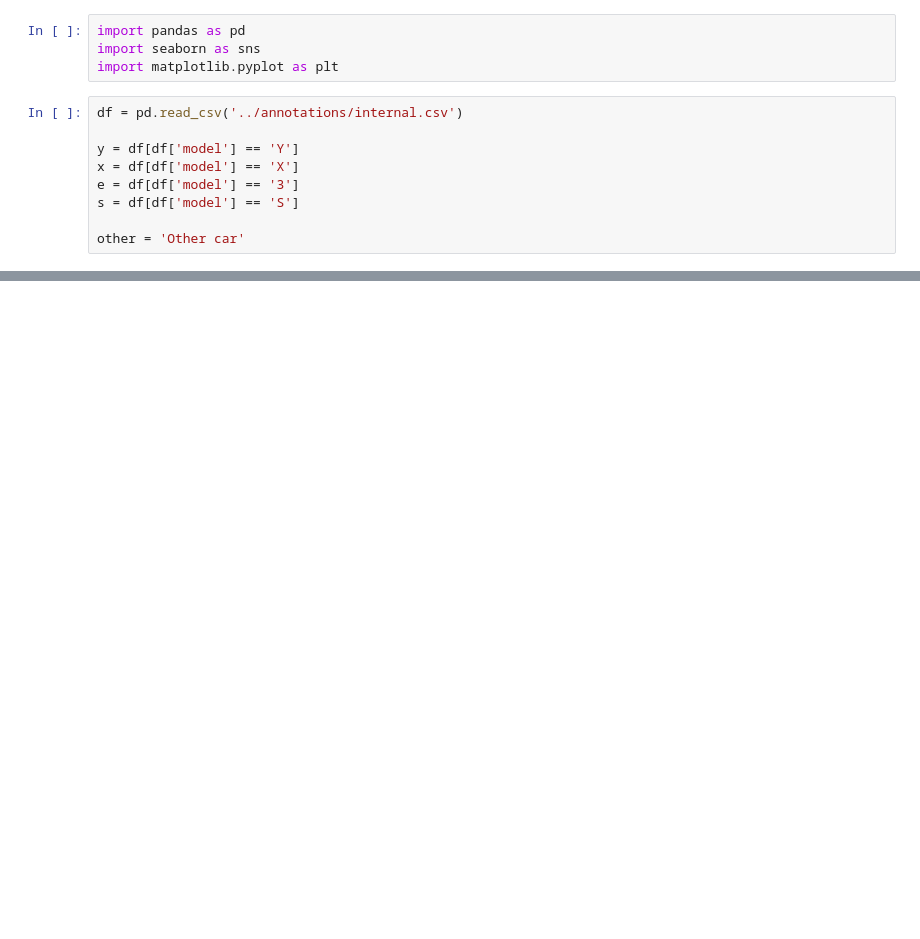
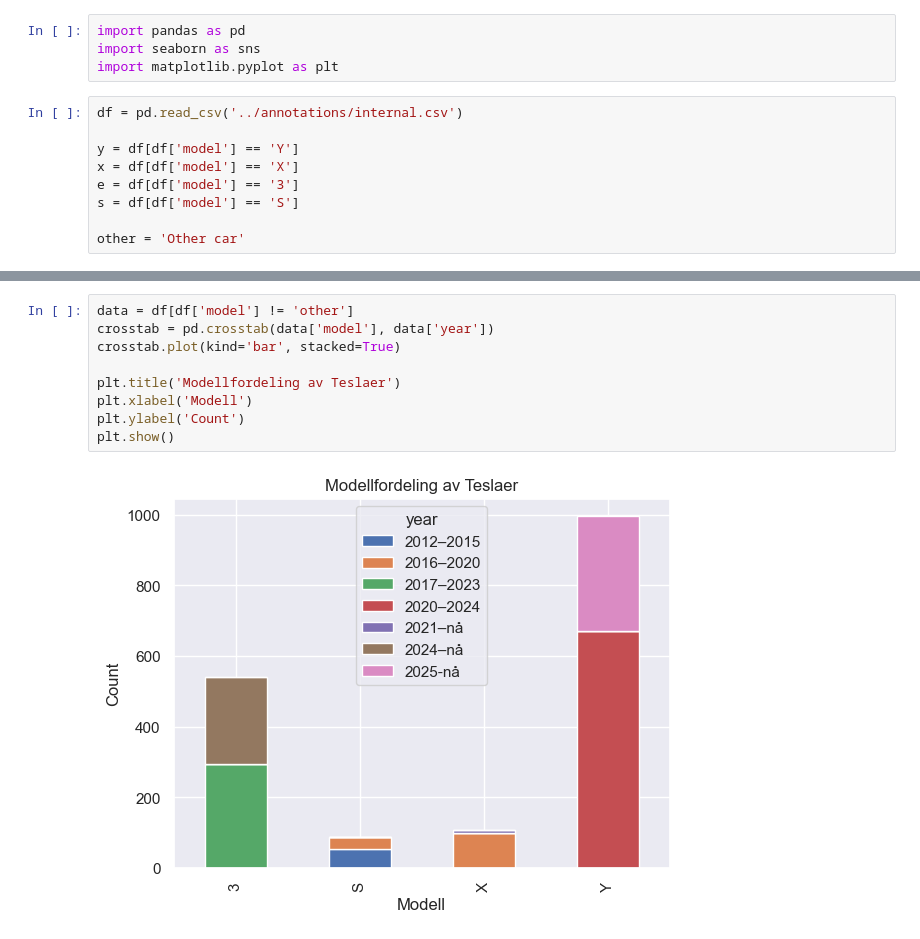
Before and after one commit to jkaste03/visual-vehicle-recognition-varying-lighting-conditions, a Jupyter notebook: notebooks/plot.ipynb, the cells around one changed output, grey strips where cells are left out. Saved outputs shown, nothing was run; the diff lists cells and outputs as text; blank space fills up the shorter version.

```diff
--- a/notebooks/plot.ipynb
+++ b/notebooks/plot.ipynb
@@ -27,3 +28,14 @@ plt.show()
+# %%
+data = df[df['model'] != 'other']
+crosstab = pd.crosstab(data['model'], data['year'])
+crosstab.plot(kind='bar', stacked=True)
+
+plt.title('Modellfordeling av Teslaer')
+plt.xlabel('Modell')
+plt.ylabel('Count')
+plt.show()
+# %% [output]
+[figure, added]
 # %%
 
 fig, axes = plt.subplots(2, 2, figsize=(12, 8))
```
Also changed, not shown: parts of 8 cells of this notebook.
